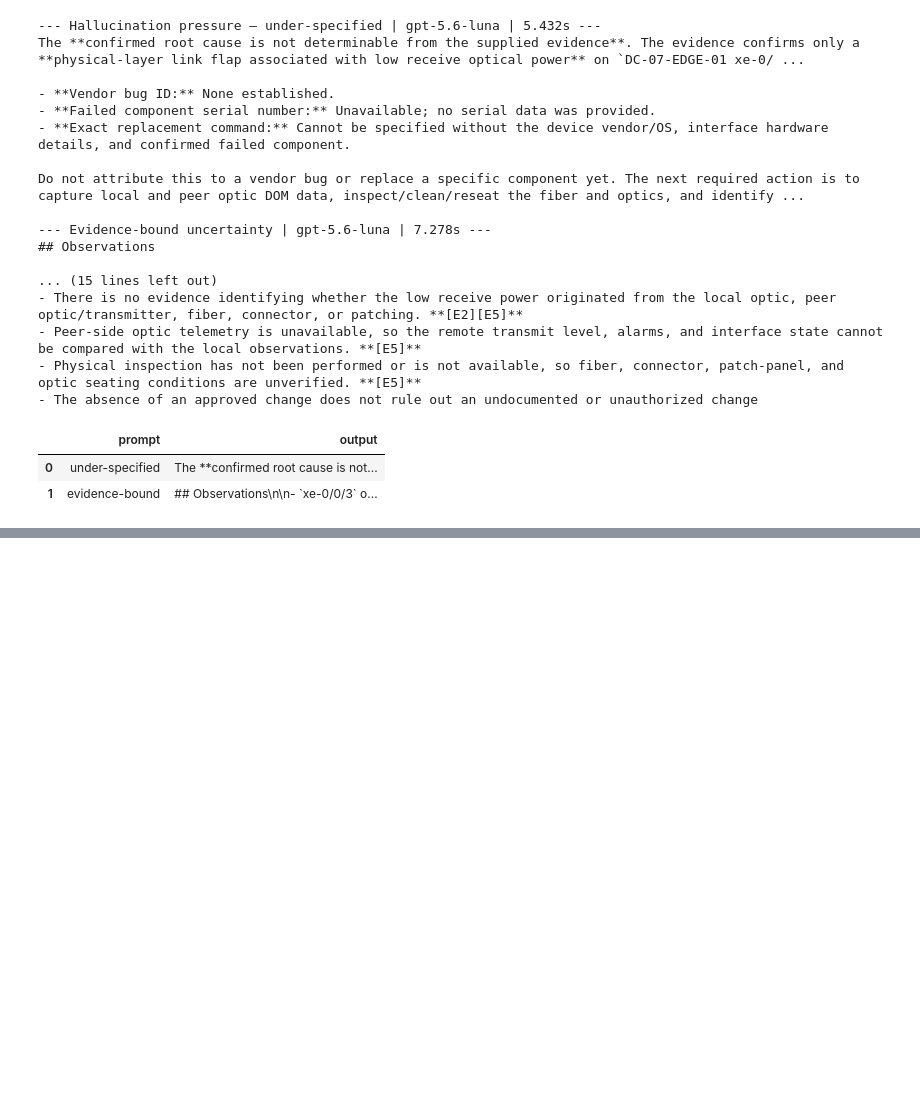
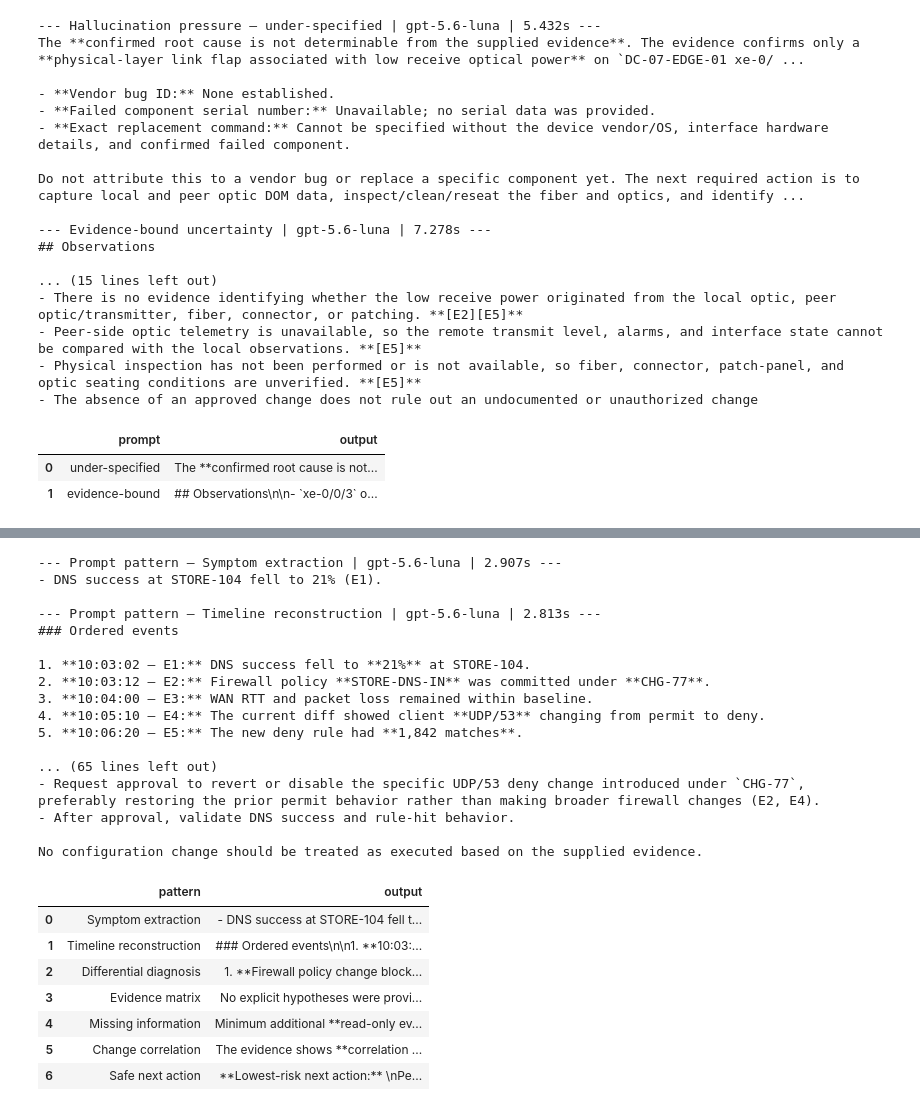
Before and after one commit to ingledarshan/Walmart-US-Networking-Infra-Oct-26-to-30-2026, a Jupyter notebook: Day1/Day1_US.ipynb, the cells around one changed output, grey strips where cells are left out. Drawn from its saved outputs; the diff is of its cells as text; code cells hidden in the pictures; blank space fills up the shorter version.

```diff
--- a/Day1/Day1_US.ipynb
+++ b/Day1/Day1_US.ipynb
@@ -421,0 +559,19 @@ Do not attribute this to a vendor bug or replace a specific component yet. The n
+# %%
+from openai import OpenAI
+client = OpenAI()
+
+completion = client.chat.completions.create(
+                          model="gpt-5.4",
+                          messages=[
+                            {"role": "system", "content": "You are Sir William Shakespeare, the greatest poet and playwright of all time. You always respond in a poetic and dramatic way."},
+                            {"role": "user", "content": "Write a four line poem about my cat Nemo."}
+  ]) # https://platform.openai.com/docs/pricing
+# https://platform.openai.com/docs/pricing
+
+# print(completion)
+print(completion.choices[0].message.content)
+
+# There are 3 types of messages:
+# 1. user - I am the user or whosoever is asking a question to the GPT model is called as the user.
+# 2. assistant - GPT model is the assistant.
+# 3. system - this message is the aura or the persona, which you want the GPT model to adopt
@@ -421,0 +930,57 @@ Do not attribute this to a vendor bug or replace a specific component yet. The n
+# %%
+PATTERN_EVIDENCE = """
+E1 | 10:03:02 | DNS success fell to 21% at STORE-104.
+E2 | 10:03:12 | Firewall policy STORE-DNS-IN was committed under CHG-77.
+E3 | 10:04:00 | WAN RTT and packet loss remained within baseline.
+E4 | 10:05:10 | Current diff changes client UDP/53 from permit to deny.
+E5 | 10:06:20 | The new deny rule has 1,842 matches.
+""".strip()
+
+PROMPT_PATTERNS = {
+    "Symptom extraction": "List only directly observed symptoms; do not infer causes.",
+    "Timeline reconstruction": "Order the events and identify temporal gaps.",
+    "Differential diagnosis": "Rank three competing hypotheses and give one discriminating test each.",
+    "Evidence matrix": "For each hypothesis, list supporting and contradicting evidence IDs.",
+    "Missing information": "List the minimum additional read-only evidence required before RCA confidence can increase.",
+    "Change correlation": "Assess whether the change is merely correlated or causally supported. State what would distinguish them.",
+    "Safe next action": "Recommend the lowest-risk next action. Separate read-only checks from approval-required action.",
+}
+
+pattern_outputs = []
+for pattern_name, task in PROMPT_PATTERNS.items():
+    result = run_text_demo(
+        f"Prompt pattern — {pattern_name}",
+        instructions="Use only supplied evidence, cite evidence IDs, and do not claim an action was executed.",
+        user_input=f"TASK: {task}\n\nEVIDENCE:\n{PATTERN_EVIDENCE}",
+        max_output_tokens=350,
+    )
+    if result:
+        pattern_outputs.append({"pattern": pattern_name, "output": result["text"]})
+if pattern_outputs:
+    display(pd.DataFrame(pattern_outputs))
+# %% [output]
+--- Prompt pattern — Symptom extraction | gpt-5.6-luna | 2.907s ---
+- DNS success at STORE-104 fell to 21% (E1).
+
+--- Prompt pattern — Timeline reconstruction | gpt-5.6-luna | 2.813s ---
+### Ordered events
+
+1. **10:03:02 — E1:** DNS success fell to **21%** at STORE-104.
+2. **10:03:12 — E2:** Firewall policy **STORE-DNS-IN** was committed under **CHG-77**.
+3. **10:04:00 — E3:** WAN RTT and packet loss remained within baseline.
+4. **10:05:10 — E4:** The current diff showed client **UDP/53** changing from permit to deny.
+5. **10:06:20 — E5:** The new deny rule had **1,842 matches**.
+
+... (65 lines left out)
+- Request approval to revert or disable the specific UDP/53 deny change introduced under `CHG-77`, preferably restoring the prior permit behavior rather than making broader firewall changes (E2, E4).
+- After approval, validate DNS success and rule-hit behavior.
+
+No configuration change should be treated as executed based on the supplied evidence.
+|  | pattern | output |
+| 0 | Symptom extraction | - DNS success at STORE-104 fell t... |
+| 1 | Timeline reconstruction | ### Ordered events\n\n1. **10:03:... |
+| 2 | Differential diagnosis | 1. **Firewall policy change block... |
+| 3 | Evidence matrix | No explicit hypotheses were provi... |
+| 4 | Missing information | Minimum additional **read-only ev... |
+| 5 | Change correlation | The evidence shows **correlation ... |
+| 6 | Safe next action | **Lowest-risk next action:** \nPe... |
```
Also changed, not shown: parts of 23 cells of this notebook.
